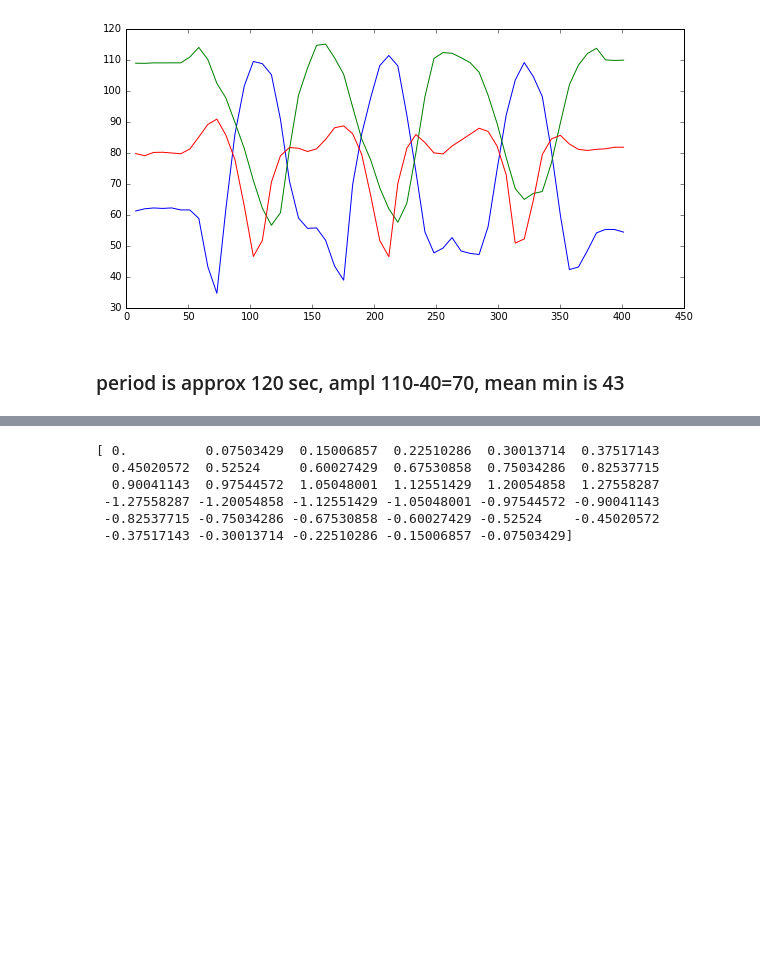
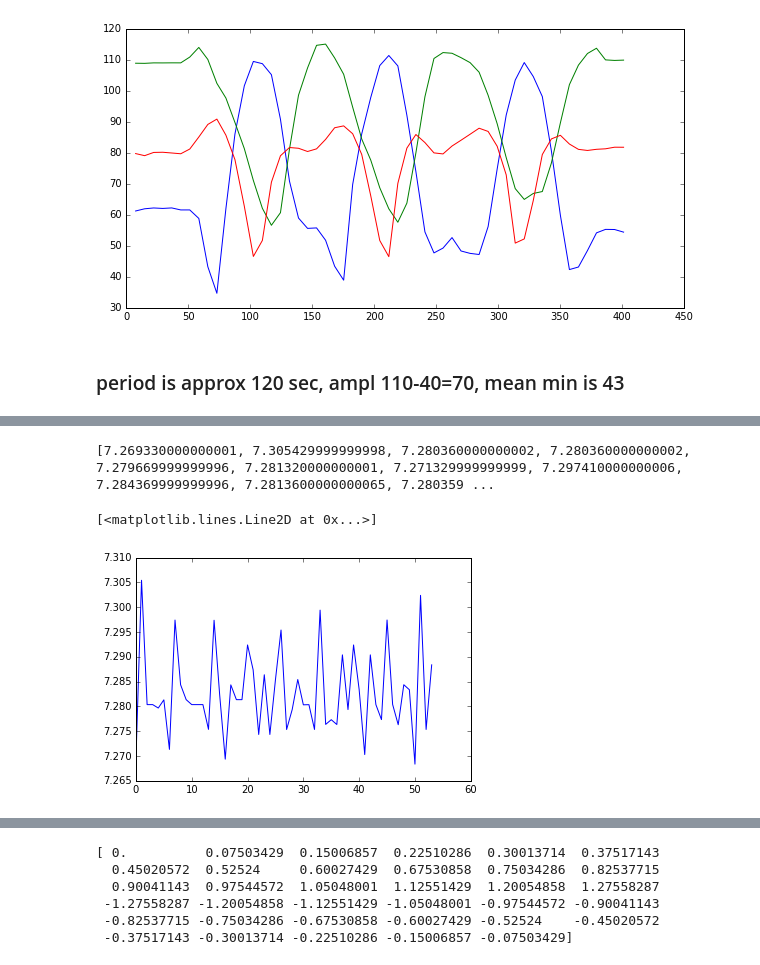
Before and after one commit to DaniloZZZ/quantTechLab, a Jupyter notebook: Fit/Vis-Anneal.ipynb, the cells around one changed output, grey strips where cells are left out. Drawn from its saved outputs; the diff is of its cells as text; code cells hidden in the pictures; blank space fills up the shorter version.

```diff
--- a/Fit/Vis-Anneal.ipynb
+++ b/Fit/Vis-Anneal.ipynb
@@ -64,0 +75,12 @@ plt.acorr(data[0])
+# %%
+
+deltas = []
+n =2
+for i in range(len(times_true[n])-1):
+    deltas.append(times_true[n][i+1] - times_true[n][i])
+print(deltas)
+plt.plot(deltas)
+# %% [output]
+[7.269330000000001, 7.305429999999998, 7.280360000000002, 7.280360000000002, 7.279669999999996, 7.281320000000001, 7.271329999999999, 7.297410000000006, 7.284369999999996, 7.2813600000000065, 7.280359 ...
+[<matplotlib.lines.Line2D at 0x...>]
+[figure, added]
```
Also changed, not shown: parts of 21 cells of this notebook, 4 other files.
